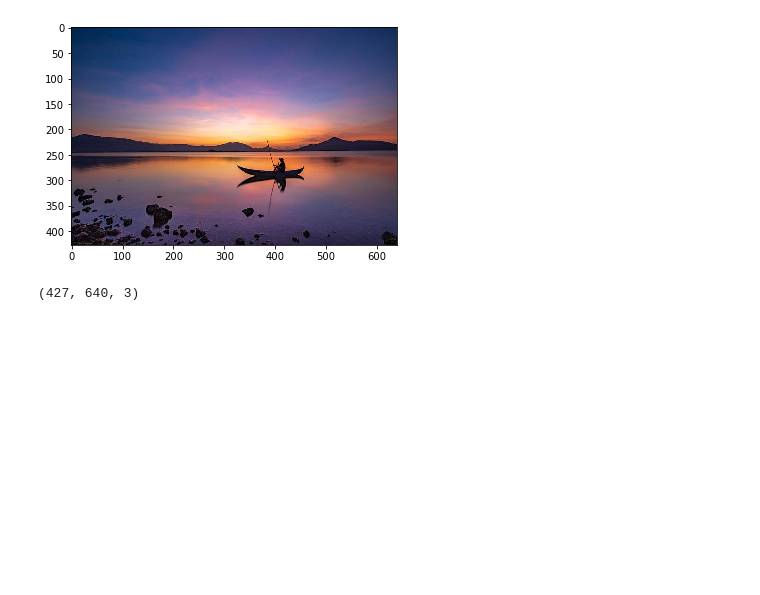
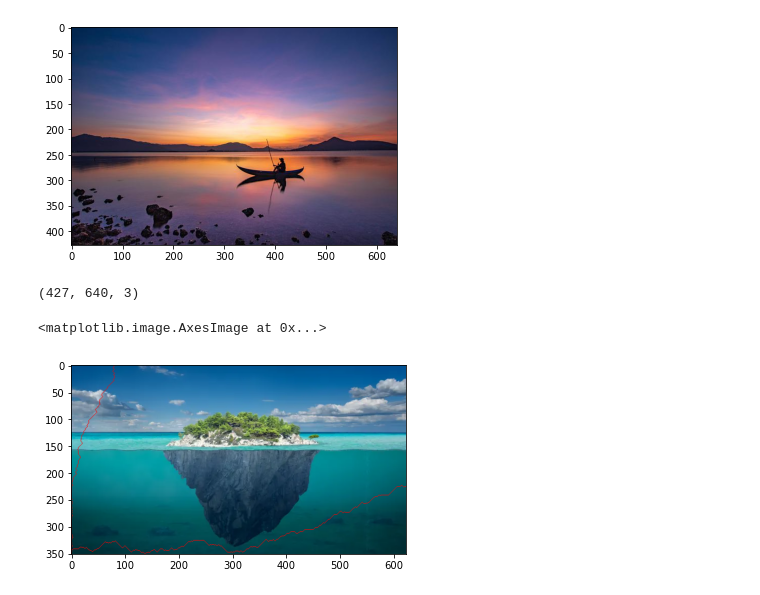
Before and after one commit to zjing20/cs445-seam-carving, a Jupyter notebook: Seam Carving.ipynb, the cells around one changed output. Cells and saved outputs as stored; diff of their text form; code cells hidden in the pictures; blank space fills up the shorter version.

```diff
--- a/Seam Carving.ipynb
+++ b/Seam Carving.ipynb
@@ -185,2 +170,26 @@ im.shape
+# %%
+# show the first vertical seam and the first horizontal seam
+seams = copy.deepcopy(im)
+
+e = energy(im)
+
+# vertical seam
+cost, path = v_cost(e)
+mask = v_mask(cost,path)
+seams[:,:,2][~mask] = 255
+seams[:,:,1][~mask] = 0
+seams[:,:,0][~mask] = 0
+
+# horizontal seam
+cost, path = h_cost(e)
+mask = h_mask(cost,path)
+seams[:,:,2][~mask] = 255
+seams[:,:,1][~mask] = 0
+seams[:,:,0][~mask] = 0
+
+plt.imshow(seams[:,:,[2,1,0]])
+# %% [output]
+<matplotlib.image.AxesImage at 0x...>
+[figure, added]
 # %%
 # set up output dimension
```
Also changed, not shown: parts of 19 cells of this notebook, 8 other files.
